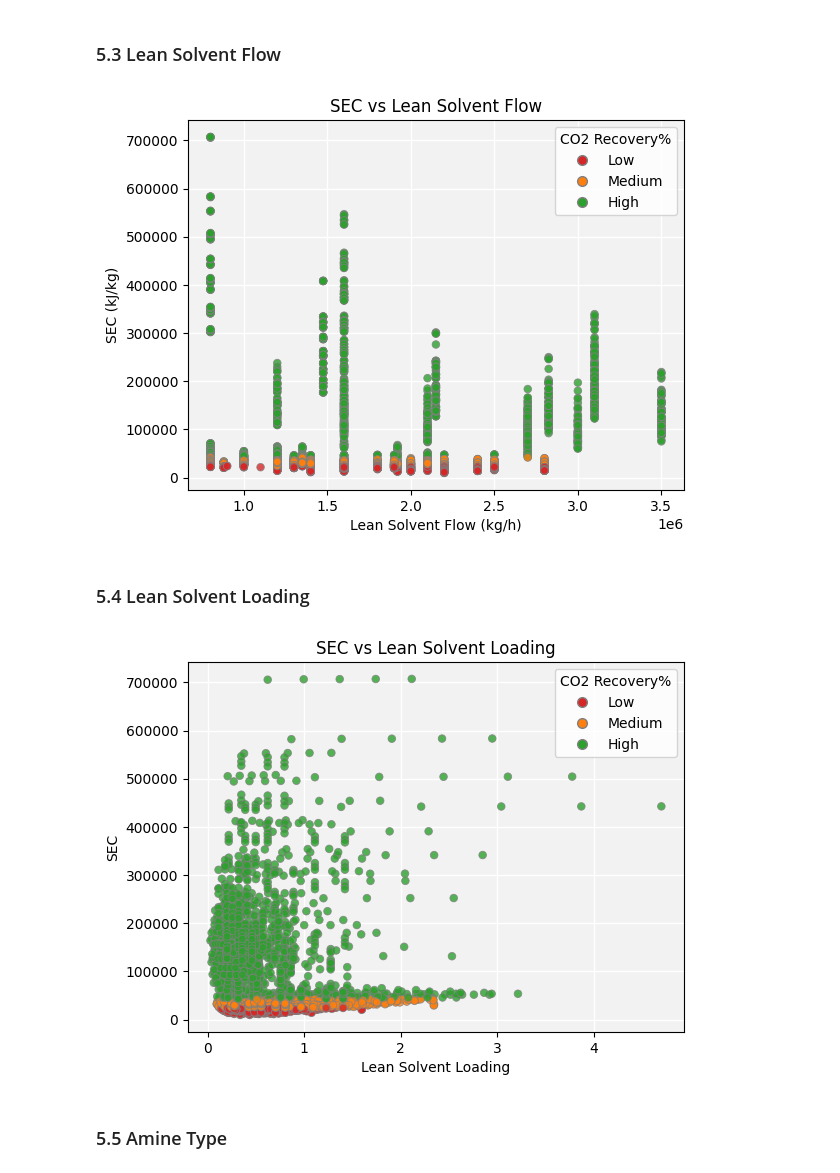
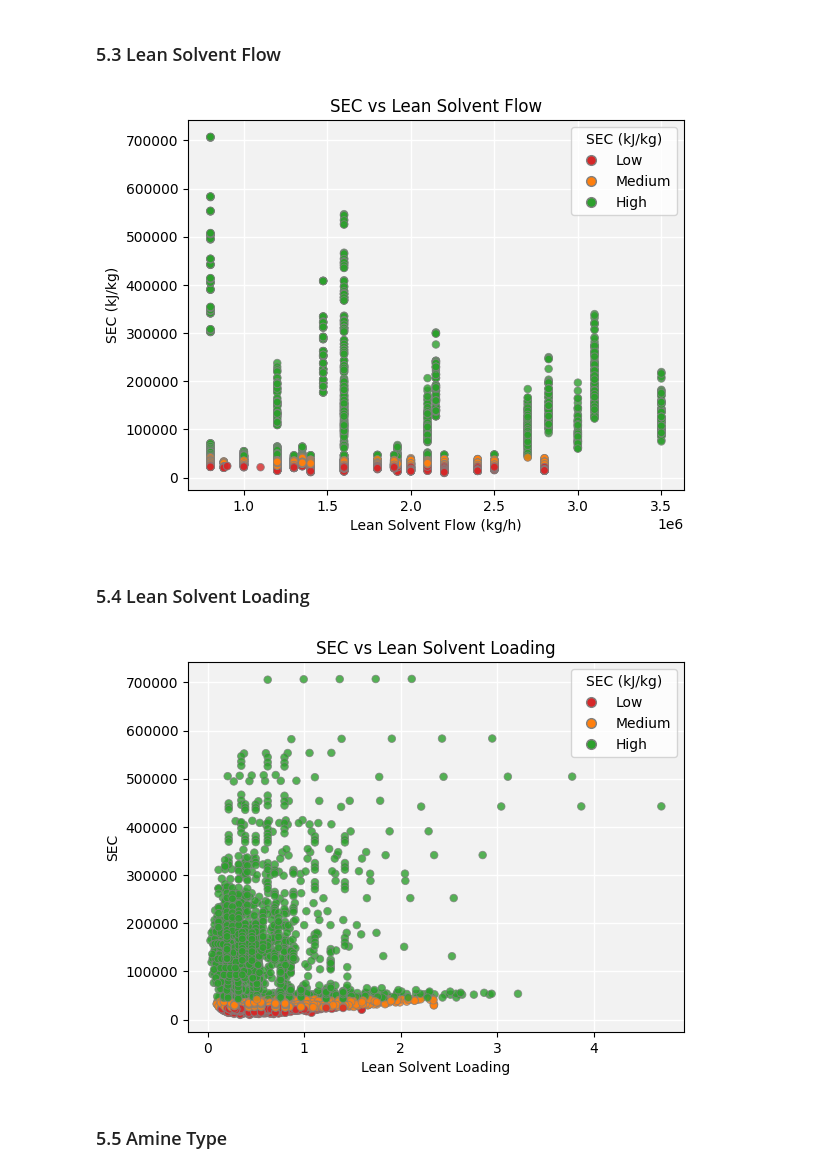
Before and after one commit to ialipon/ENCH680PRJ, a Jupyter notebook: PRJ_knn-sec.ipynb, the cells around one changed output. Cells and saved outputs as stored; diff of their text form; code cells hidden in the pictures.

```diff
--- a/PRJ_knn-sec.ipynb
+++ b/PRJ_knn-sec.ipynb
@@ -249,35 +249,35 @@ ax = Rec_data.plot.scatter(
     c=Rec_data["Classification"].map(label_colors),  # color of the points
     s=30,  # size of the points
     edgecolor="grey",  # edge color of the points
     linewidth=0.6,  # edge line width of the points
     alpha=0.8,  # transparency of the points
 )
 
 # Legend: one marker per label, drawn in the same color as the points
 legend_handles = [
     Line2D(
         [],
         [],
         marker="o",
         linestyle="",
         markerfacecolor=color,
         markeredgecolor="grey",
         markersize=7,
         label=label,
     )
     for label, color in label_colors.items()
 ]
-ax.legend(handles=legend_handles, title="CO2 Recovery%")
+ax.legend(handles=legend_handles, title="SEC (kJ/kg)")
 
 ax.figure.set_facecolor("white")  # the whole figure (outside the axes)
 ax.set_facecolor("#f2f2f2")  # the plotting area (inside the axes)
 
 ax.grid(color="white", linewidth=1)
 ax.set_axisbelow(True)
 
 plt.show()
 # %% [output]
-[figure, old version]
+[figure, new version]
 # %% [markdown]
 ### 5.4 Lean Solvent Loading
 # %%
@@ -317,7 +317,7 @@ legend_handles = [
     )
     for label, color in label_colors.items()
 ]
-ax.legend(handles=legend_handles, title="CO2 Recovery%")
+ax.legend(handles=legend_handles, title="SEC (kJ/kg)")
 
 ax.figure.set_facecolor("white")  # the whole figure (outside the axes)
 ax.set_facecolor("#f2f2f2")  # the plotting area (inside the axes)
@@ -327,7 +327,7 @@ ax.set_axisbelow(True)
 
 plt.show()
 # %% [output]
-[figure, old version]
+[figure, new version]
 # %% [markdown]
 ### 5.5 Amine Type
 # %%
```
Also changed, not shown: parts of 18 cells of this notebook.
